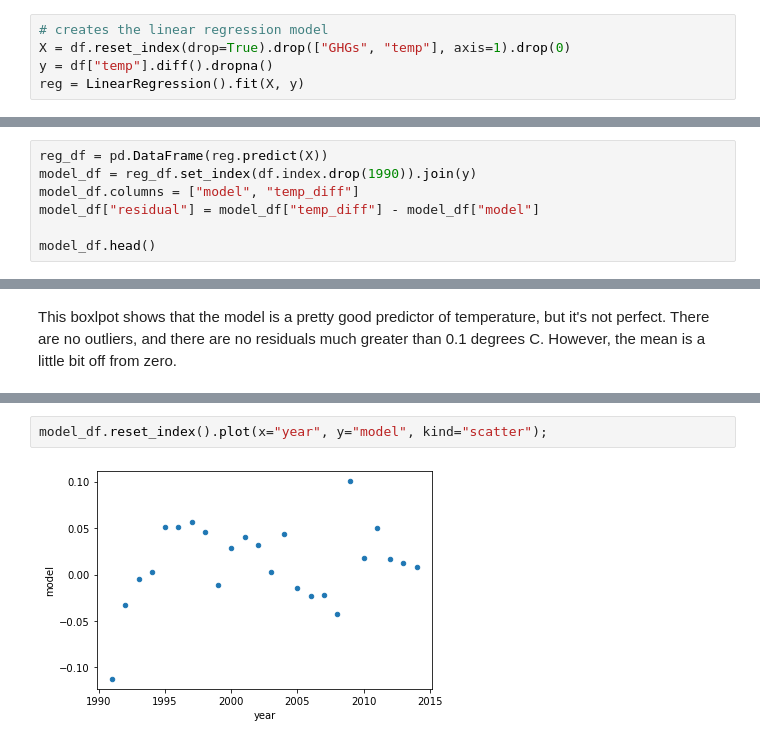
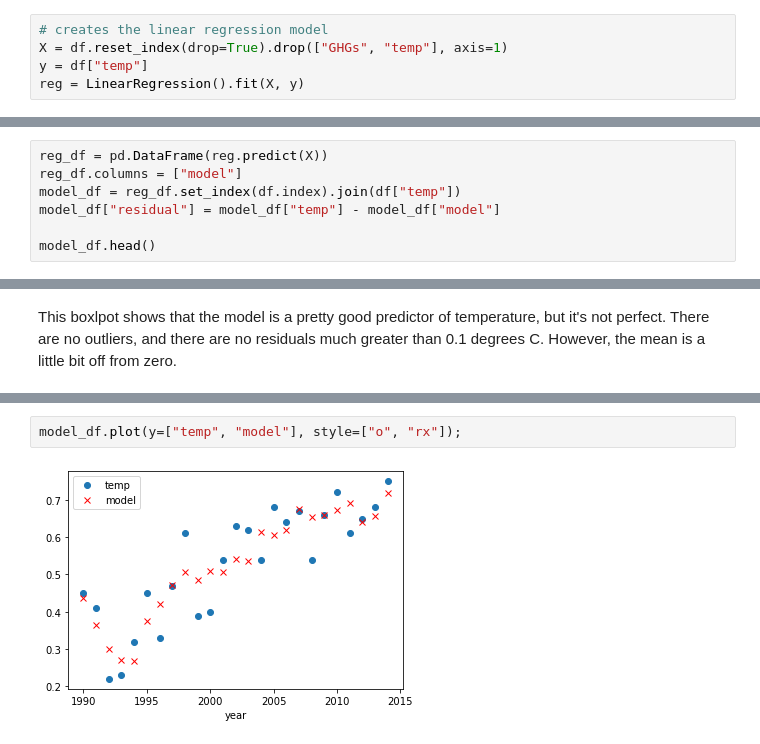
Before and after one commit to jpdevito/cmsc320, a Jupyter notebook: Tutorial.ipynb, the cells around one changed output, grey strips where cells are left out. Cells and saved outputs as stored; diff of their text form.

Commit message:
finished ghg model

```diff
--- a/Tutorial.ipynb
+++ b/Tutorial.ipynb
@@ -303,16 +303,16 @@ Okay, it seems like we are not going to find the relationship I was expecting. T
 What I'm going to try to do now is throw all the data from each greenhouse gas category at a scikit-learn linear regression model with temperature as the target and see if I get any meaningful result. Hopefully the model will work, and by looking at at it I'll be able to get an understanding of why it works.
 # %%
 # creates the linear regression model
-X = df.reset_index(drop=True).drop(["GHGs", "temp"], axis=1).drop(0)
-y = df["temp"].diff().dropna()
+X = df.reset_index(drop=True).drop(["GHGs", "temp"], axis=1)
+y = df["temp"]
 reg = LinearRegression().fit(X, y)
 # %% [markdown]
 To test how well it works, I'll calculate the residuals, which are the differences between each actual data point and what the model predicts it would be. So in this case, for each year, I'll subtract the actual temperature anomaly from the predicted temperature anomaly.
 # %%
 reg_df = pd.DataFrame(reg.predict(X))
-model_df = reg_df.set_index(df.index.drop(1990)).join(y)
-model_df.columns = ["model", "temp_diff"]
-model_df["residual"] = model_df["temp_diff"] - model_df["model"]
+reg_df.columns = ["model"]
+model_df = reg_df.set_index(df.index).join(df["temp"])
+model_df["residual"] = model_df["temp"] - model_df["model"]
 
 model_df.head()
 # %% [output]
@@ -351,4 +356,4 @@ TODO: *this doesn't make sense???* would it make more sense with diff of temp?
 # %%
-model_df.reset_index().plot(x="year", y="model", kind="scatter");
+model_df.plot(y=["temp", "model"], style=["o", "rx"]);
 # %% [output]
-[figure, old version]
+[figure, new version]
```
Also changed, not shown: parts of 9 cells of this notebook.
